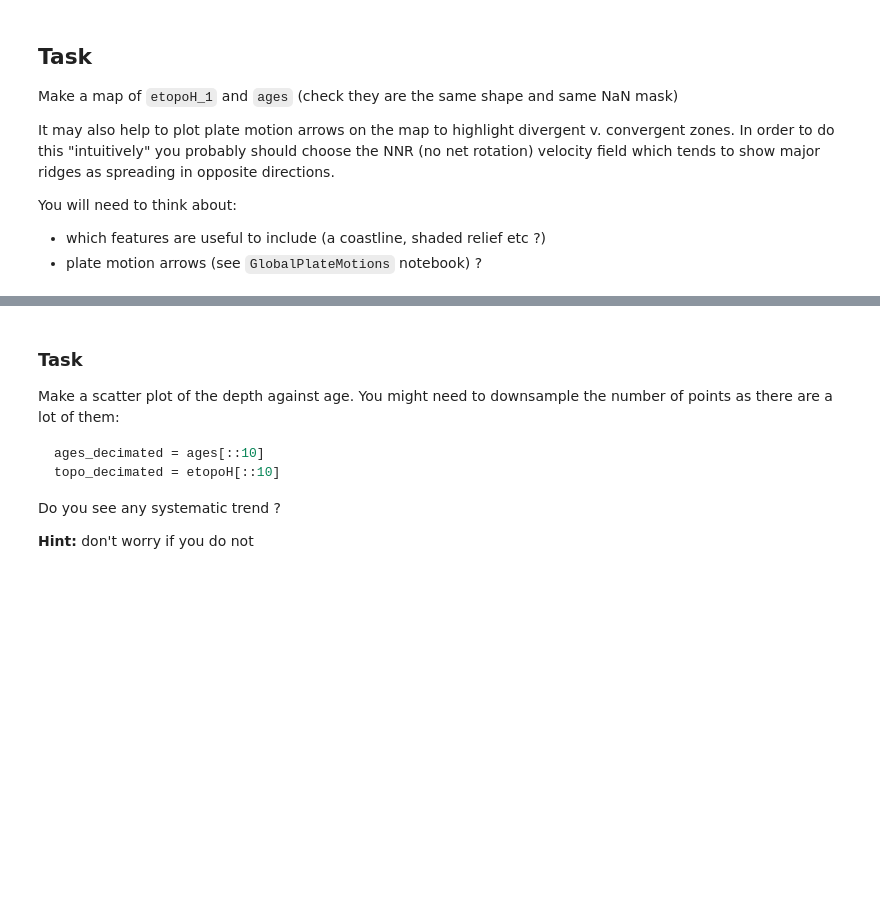
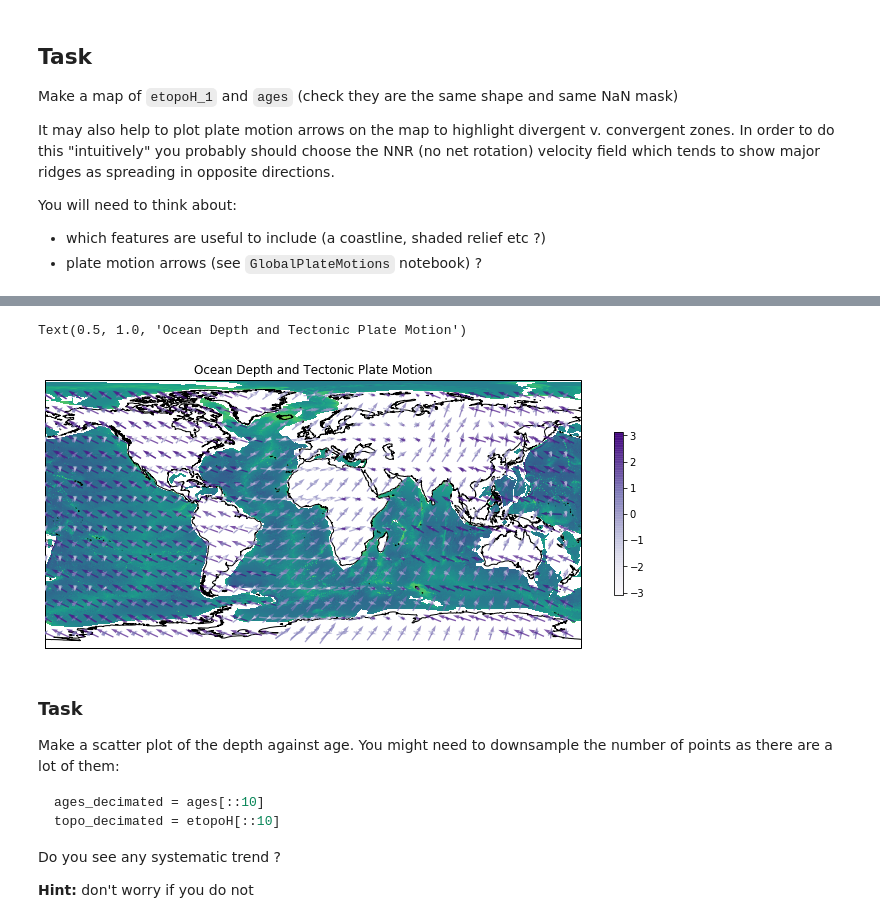
Before and after one commit to CourtneySmith32/Honours-Coursework, a Jupyter notebook: COURTNEY EX1.ipynb, the cells around one changed output, grey strips where cells are left out. Cells and saved outputs as stored; diff of their text form; code cells hidden in the pictures; blank space fills up the shorter version.

```diff
--- a/COURTNEY EX1.ipynb
+++ b/COURTNEY EX1.ipynb
@@ -94,36 +101,39 @@ base_projection = ccrs.PlateCarree()
 extent=[-180, 180,-90,90]
 
 #Plot map
 fig = plt.figure(figsize=(12, 6), facecolor="none")
 ax = plt.axes(projection=base_projection)
 ax.coastlines(resolution='50m', zorder=1)
 ax.imshow(etopoH_1, extent = extent, transform = ccrs.PlateCarree(), origin="upper", )
 
 #Plate motion
-rootgrp = netcdf.netcdf_file(filename="../Data/Reference/velocity_NNR.nc", version=2)
+rootgrp = netcdf.netcdf_file(filename = "Reference/velocity_NNR.nc", version=2)
 
 ve = rootgrp.variables["ve"]
 vn = rootgrp.variables["vn"]
 
 lonv = rootgrp.variables["lon"]
 latv = rootgrp.variables["lat"]
 
-lons = lonv[::5]
-lats = latv[::5]
+lons = lonv[::10]
+lats = latv[::10]
 llX, llY = np.meshgrid(lons,lats)
 
 Veast = (np.array(ve[::5,::5]).T)
 Vnorth = (np.array(vn[::5,::5]).T)
 
 Vorientation = np.arctan2(Vnorth,Veast)
 
 
 mappable1 = ax.quiver(llX, llY, Veast, Vnorth, Vorientation, scale=2000, transform=ccrs.PlateCarree(),
         cmap=cm.Purples, alpha=0.7, zorder=13, pivot="mid")
 
 plt.colorbar(mappable1, shrink=0.5)
 plt.title("Ocean Depth and Tectonic Plate Motion")
 #print(llX.shape, llY.shape)
+# %% [output]
+Text(0.5, 1.0, 'Ocean Depth and Tectonic Plate Motion')
+[figure, added]
 # %% [markdown]
 ### Task
 
```
Also changed, not shown: parts of 28 cells of this notebook.
